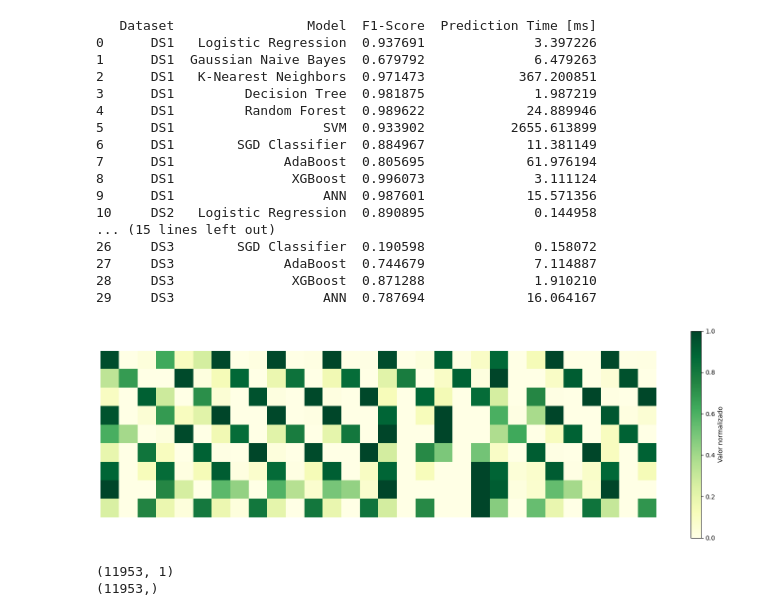
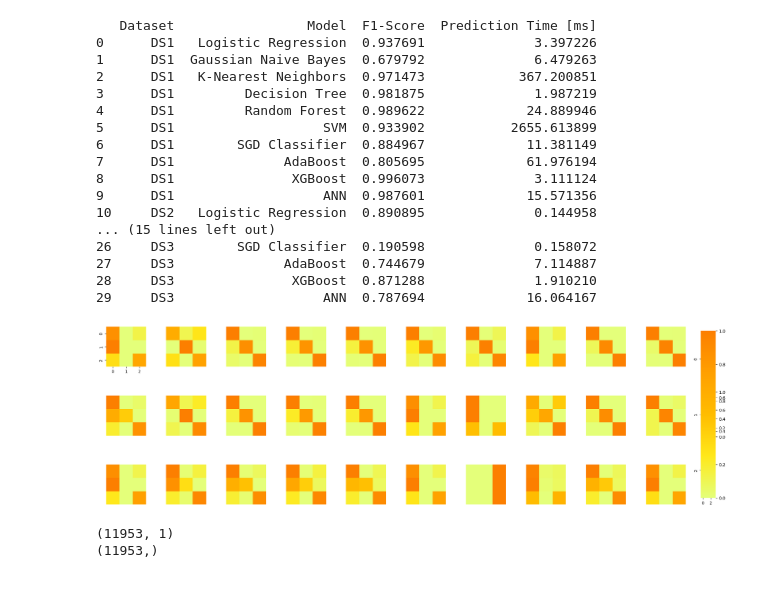
Before and after one commit to alfredorguez/CCODA, a Jupyter notebook: docs/algoritmosML.ipynb, the cells around one changed output. Drawn from its saved outputs; the diff is of its cells as text; code cells hidden in the pictures; blank space fills up the shorter version.

Commit message:
Figuras paper OK

```diff
--- a/docs/algoritmosML.ipynb
+++ b/docs/algoritmosML.ipynb
@@ -232,32 +232,37 @@ print(results_df)
 27     DS3              AdaBoost  0.744679              7.114887
 28     DS3               XGBoost  0.871288              1.910210
 29     DS3                   ANN  0.787694             16.064167
-# %%
-# Crear una matriz grande para contener todas las matrices de confusión
-confusion_image = np.zeros((3 * 3, 10 * 3))
-
-# Llenar la matriz con los valores de las matrices de confusión normalizadas
-for i, cm_dict in enumerate(confusion_matrices):
-    dataset_index = ['DS1', 'DS2', 'DS3'].index(cm_dict['Dataset'])
-    model_index = list(classifiers.keys()).index(cm_dict['Model'])
-    cm = cm_dict['Confusion Matrix']
-    confusion_image[dataset_index * 3:(dataset_index + 1) * 3, model_index * 3:(model_index + 1) * 3] = cm
-
-# Crear la imagen con imshow
-plt.figure(figsize=(20, 6))
-plt.imshow(confusion_image, cmap='YlGn', interpolation='nearest', aspect='equal')
-plt.colorbar(label='Valor normalizado')
-
-# Quitar los ticks y el reborde negro
-plt.xticks([])
-plt.yticks([])
-plt.gca().spines['top'].set_visible(False)
-plt.gca().spines['right'].set_visible(False)
-plt.gca().spines['bottom'].set_visible(False)
-plt.gca().spines['left'].set_visible(False)
-plt.show()
-# %% [output]
-[figure, removed]
+# %%
+# Crear una figura para las matrices de confusión
+fig, axes = plt.subplots(3, 10, figsize=(25, 8))  # 3 filas (datasets) x 10 columnas (modelos)
+
+# Iterar sobre las matrices de confusión
+for cm_dict in confusion_matrices:
+    dataset_index = ['DS1', 'DS2', 'DS3'].index(cm_dict['Dataset'])
+    model_index = list(classifiers.keys()).index(cm_dict['Model'])
+    cm = cm_dict['Confusion Matrix']
+
+    # Seleccionar el eje correspondiente
+    ax = axes[dataset_index, model_index]
+
+    # Dibujar la matriz de confusión con un marco
+    sns.heatmap(cm, annot=False, cmap='Wistia', cbar=False, ax=ax)
+    ax.set_xticks([])
+    ax.set_yticks([])
+    ax.set_aspect('equal')
+
+# Ajustar el diseño con más espacio entre las subtramas
+plt.subplots_adjust(wspace=0.5, hspace=0.5)
+# Añadir un colorbar a la figura
+#cbar_ax = fig.add_axes([0.92, 0.15, 0.02, 0.7])  # Eje para el colorbar
+#sns.heatmap(cm, cbar=True, cmap='Wistia', ax=cbar_ax)  # Crear el colorbar
+# Añadir un colorbar a la figura principal
+cbar_ax = fig.add_axes([0.92, 0.15, 0.02, 0.7])  # Eje para el colorbar
+#sns.heatmap(cm, cbar=True, cmap='Wistia', ax=axes[0, 0], cbar_ax=cbar_ax)  # Crear el colorbar basado en la primera matriz de confusión
+
+plt.show()
+# %% [output]
+[figure, added]
 # %%
 numeric_columns = results_df.select_dtypes(include=[np.number]).columns
 results_df[numeric_columns] = results_df[numeric_columns].map(lambda x: f"{x*100:.2f}")
```
